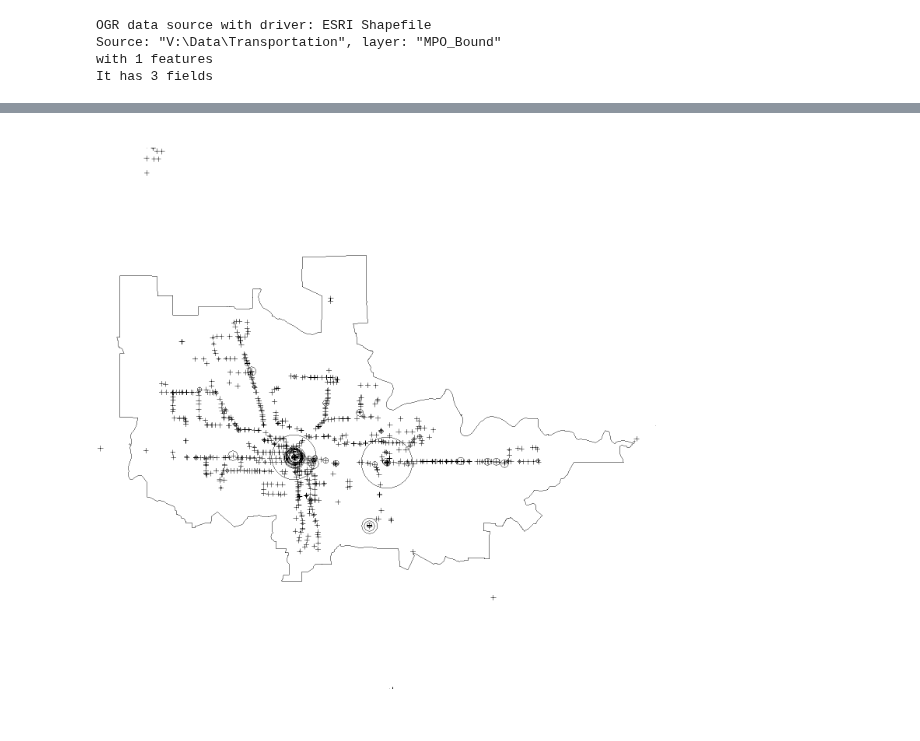
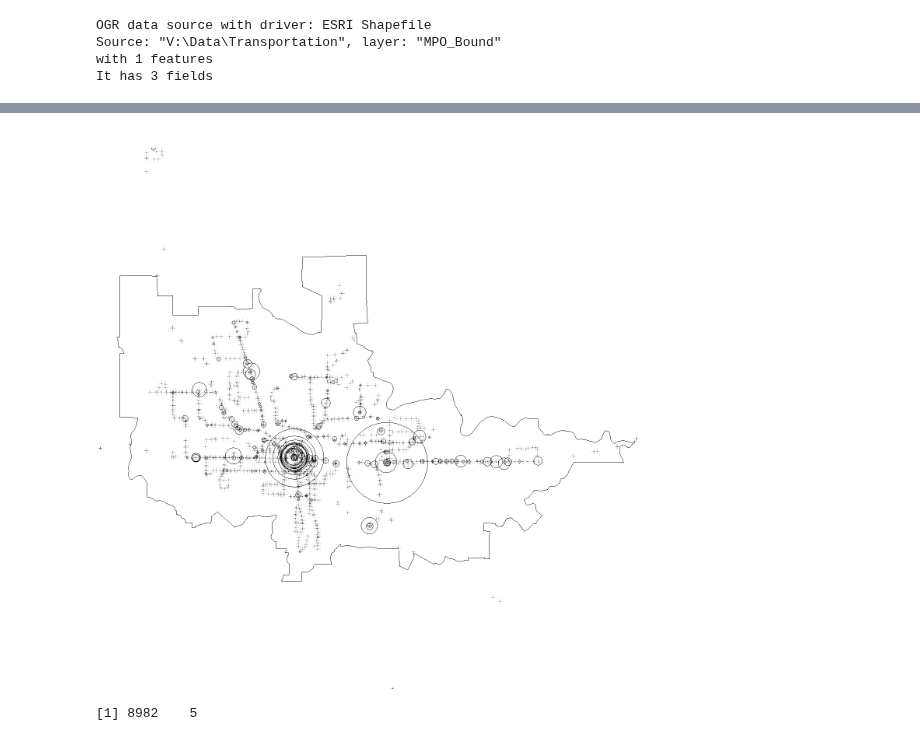
Before and after one commit to dongmeic/BikeCounting, a Jupyter notebook: BikeCounts/Explore_Bikes_On_Buses.ipynb, the cells around one changed output, grey strips where cells are left out. Saved outputs shown, nothing was run; the diff lists cells and outputs as text; code cells hidden in the pictures.

Commit message:
explored bikes on buses

```diff
--- a/BikeCounts/Explore_Bikes_On_Buses.ipynb
+++ b/BikeCounts/Explore_Bikes_On_Buses.ipynb
@@ -33,0 +39,12 @@ data <- read_excel(paste0(path, "LTD Bike Count_2013.xlsx"),
+# %%
+files <- file_path_sans_ext(list.files(path))
+# %%
+for(file in files){
+    if(file == "LTD Bike Count_2013"){
+        data <- readExcel(paste0(file, ".xlsx"))
+    }else{
+        ndata <- readExcel(paste0(file, ".xlsx"))
+        data <- rbind(data, ndata)
+    }
+    print(file)
+}
@@ -34,3 +73,5 @@ data <- read_excel(paste0(path, "LTD Bike Count_2013.xlsx"),
+# %%
+data <- data[year(data$date) != 2021,]
 # %%
 head(data)
 # %% [output]
@@ -84,7 +122,7 @@ length(unique(data$route))
 aggdata <- aggregate(x=list(qty = data$qty), by=list(stop_name = data$stop_name), FUN=sum)
 # %%
 locdata <- aggregate(x=list(latitude = data$latitude, longitude= data$longitude),
-                     by=list(stop_name = data$stop_name), FUN=mean)
+                     by=list(stop_name = data$stop_name), FUN=first)
 # %%
 aggdata <- merge(aggdata, locdata, by='stop_name')
 # %%
@@ -97,8 +130,8 @@ Warning message in showSRID(uprojargs, format = "PROJ", multiline = "NO", prefer
 # %%
 options(repr.plot.width=12, repr.plot.height=12)
 par(mfrow=c(1,1),mar=c(0,0,2,0))
 plot(MPOBound)
-plot(spdf, add=TRUE)
-points(spdf$longitude, spdf$latitude, cex=spdf$qty/50)
+plot(spdf, add=TRUE, col='grey')
+points(spdf$longitude, spdf$latitude, cex=spdf$qty/2000)
 # %% [output]
-[figure, old version]
+[figure, new version]
@@ -104,0 +144,4 @@ points(spdf$longitude, spdf$latitude, cex=spdf$qty/50)
+# %%
+dim(outdata)
+# %% [output]
+[1] 8982    5
```
Also changed, not shown: parts of 21 cells of this notebook, 4 other files.
